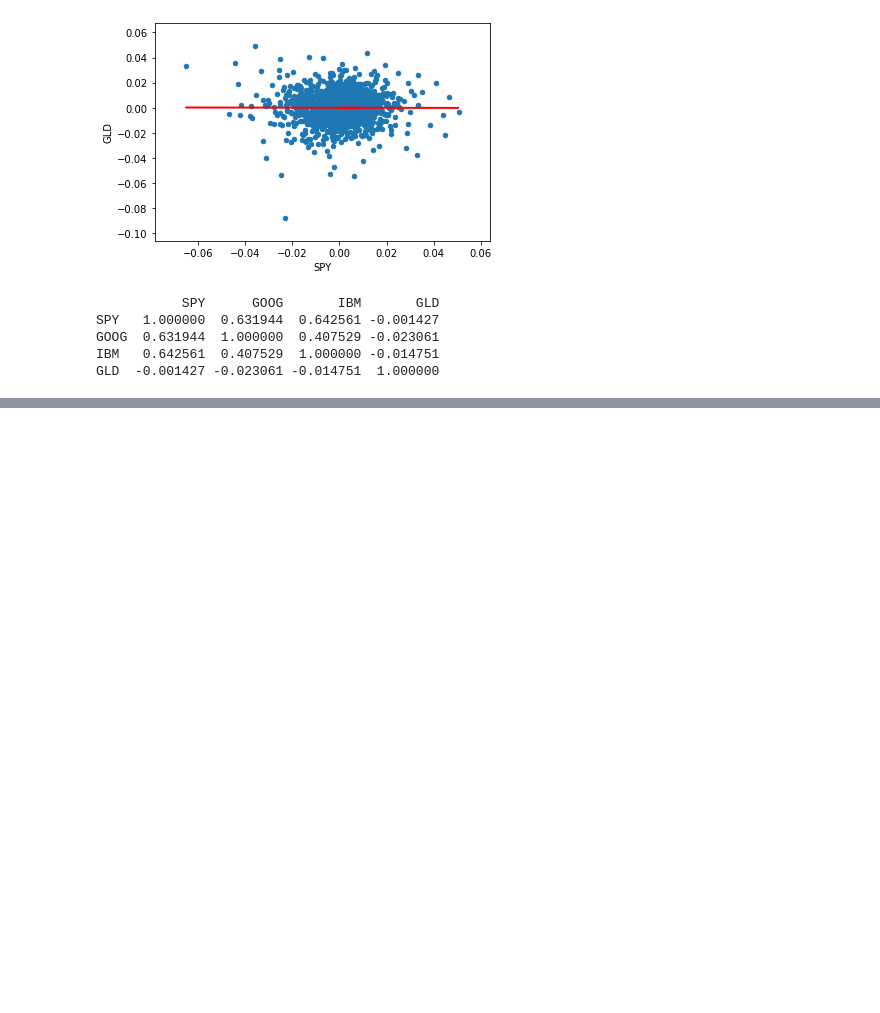
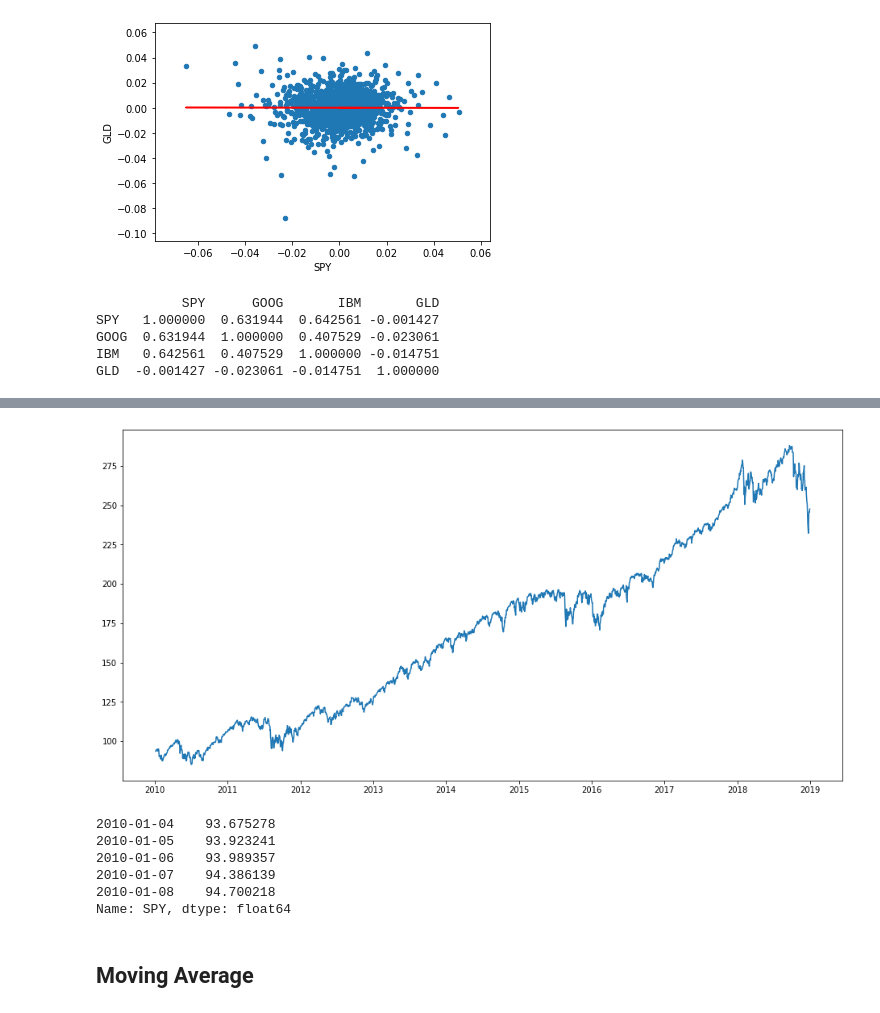
Before and after one commit to ShuangyuandData/StockPriceIndicator, a Jupyter notebook: StockPriceIndicatorP1.ipynb, the cells around one changed output, grey strips where cells are left out. Cells and saved outputs as stored; diff of their text form; code cells hidden in the pictures; blank space fills up the shorter version.

```diff
--- a/StockPriceIndicatorP1.ipynb
+++ b/StockPriceIndicatorP1.ipynb
@@ -342,0 +348,2 @@ GLD  -0.001427 -0.023061 -0.014751  1.000000
+# %%
+tdf=df['SPY']   # target data frame
@@ -342,0 +370,19 @@ GLD  -0.001427 -0.023061 -0.014751  1.000000
+# %%
+tdf.index=pd.to_datetime(df.index,format='%Y-%m-%d')
+# %%
+plt.figure(figsize=(16,8))
+plt.plot(tdf, label='Price history')
+plt.show()
+# %% [output]
+[figure, added]
+# %%
+tdf.head()
+# %% [output]
+2010-01-04    93.675278
+2010-01-05    93.923241
+2010-01-06    93.989357
+2010-01-07    94.386139
+2010-01-08    94.700218
+Name: SPY, dtype: float64
+# %% [markdown]
+## Moving Average
```
Also changed, not shown: parts of 79 cells of this notebook.
